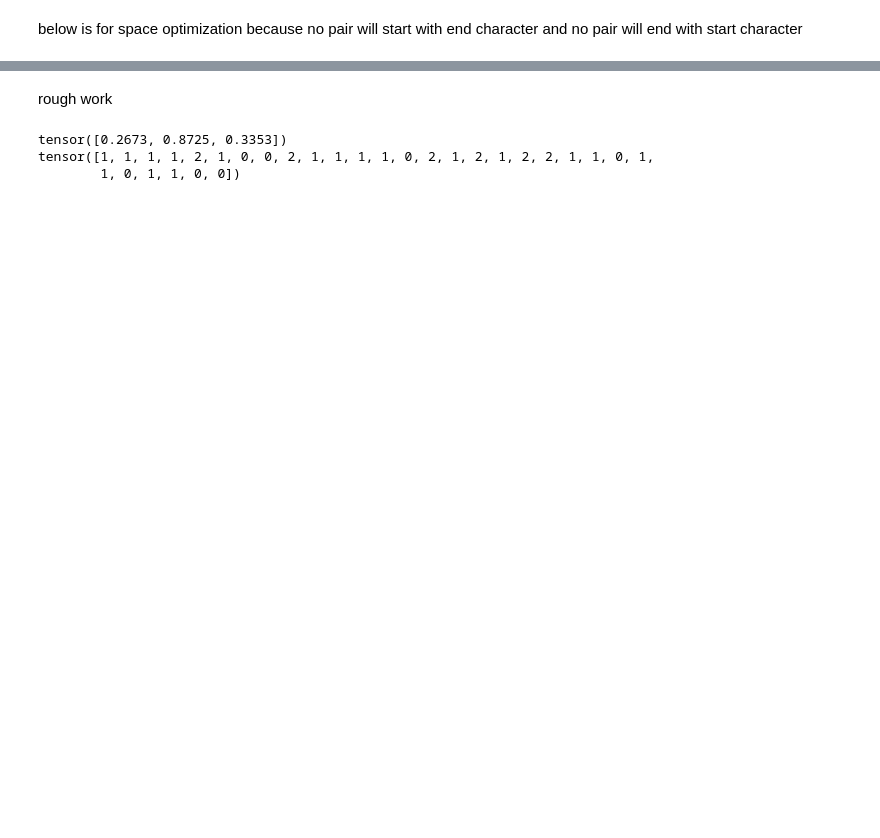
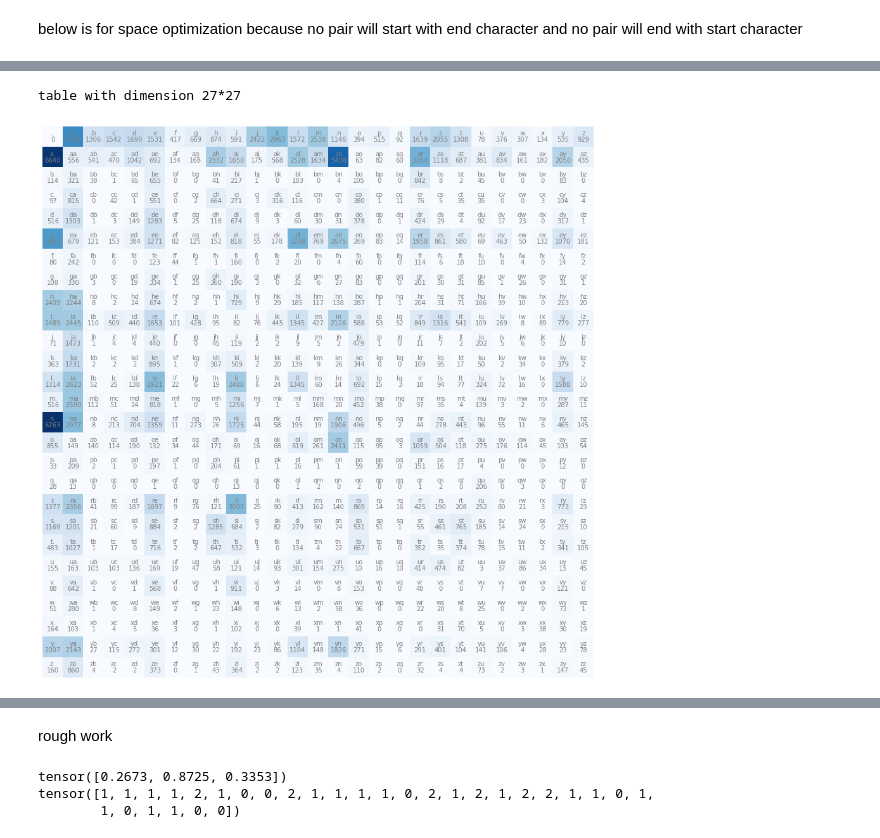
Before and after one commit to rohitsingh347/Creating-newword, a Jupyter notebook: practice.ipynb, the cells around one changed output, grey strips where cells are left out. Drawn from its saved outputs; the diff is of its cells as text; code cells hidden in the pictures; blank space fills up the shorter version.

```diff
--- a/practice.ipynb
+++ b/practice.ipynb
@@ -195,8 +80,10 @@ table with dimension 28*28
 # %%
-# s = sorted(list(set(''.join(words))))
-# print(s)
-# stoi = {s:i+1 for i,s in enumerate(s)}
-# stoi['.']=0
-# print(stoi)
-# itos = {i:s for s,i in stoi.items()}
-# print(itos)
+s = sorted(list(set(''.join(words))))
+print(s)
+stoi = str_to_int(s)
+print(stoi)
+itos = int_to_str(stoi)
+print(itos)
+
+count_array = get_bigram_counts(words,27,stoi)
+print(count_array)
@@ -226,0 +108,10 @@ table with dimension 28*28
+# %%
+
+
+
+print("table with dimension 27*27")
+bigram_visualization(count_array,itos,27)
+print("\n")
+# %% [output]
+table with dimension 27*27
+[figure, added]
```
Also changed, not shown: parts of 30 cells of this notebook, 1 other file.
